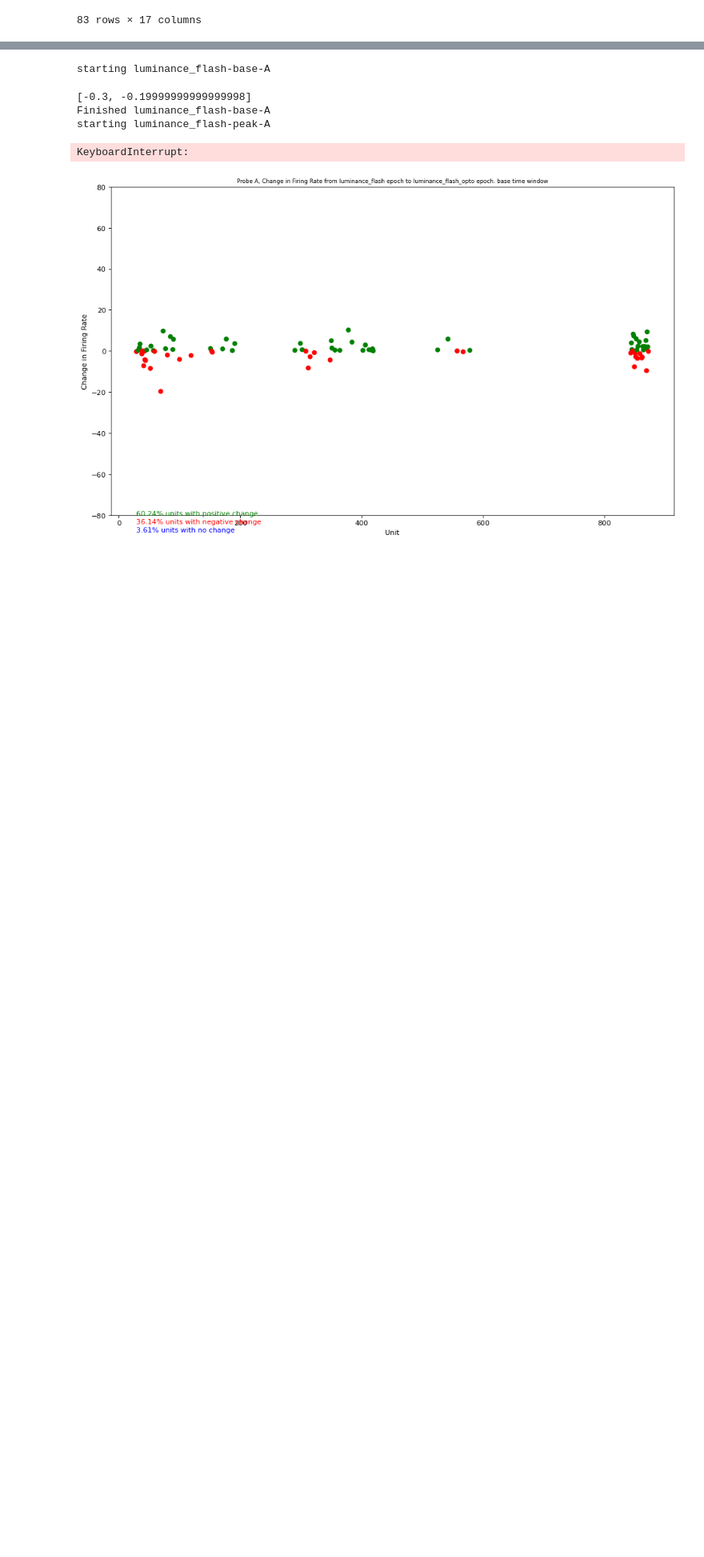
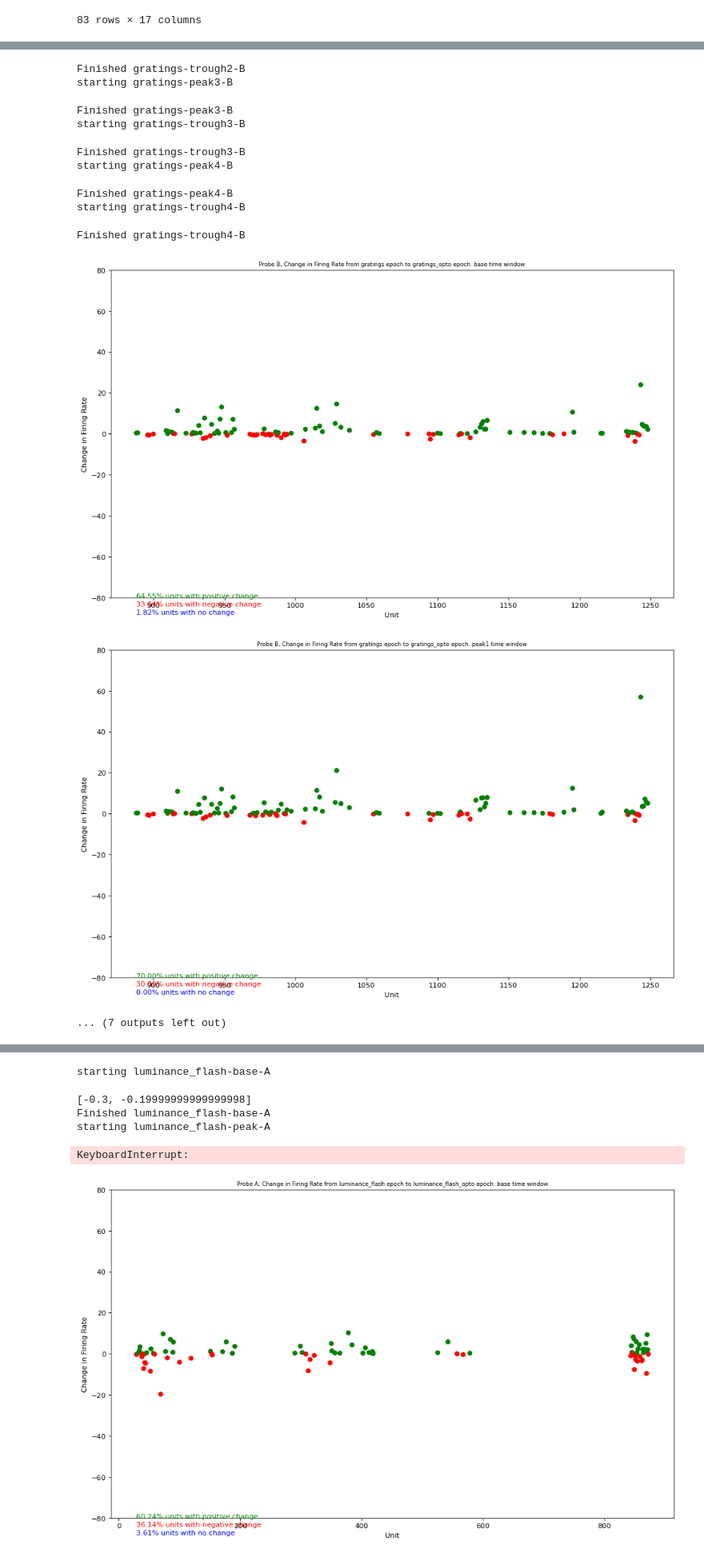
Before and after one commit to granthughes1999/nwb, a Jupyter notebook: Rotation_files/paBoNT2_analysis_grant.ipynb, the cells around one changed output, grey strips where cells are left out. Shown at 80% size. Drawn from its saved outputs; the diff is of its cells as text; code cells hidden in the pictures; blank space fills up the shorter version.

Commit message:
paBont2_analysis_notebook2
Working for making response dataframes. and finding normalized values between peaks and troughs

```diff
--- a/Rotation_files/paBoNT2_analysis_grant.ipynb
+++ b/Rotation_files/paBoNT2_analysis_grant.ipynb
@@ -2991,0 +2998,44 @@ fr_base_lum_A
+# %%
+
+# ------------------------ gratings pre and post stimulus ossiclations post stimulus probe B  ---------------------------------
+
+
+                                                # pre, post, shift_trigger_start_time, bin_size
+fr_base_grating_B = paBont2.scatter_plot_2("B","LM",'base',path,0,0.10, -0.30,0.005,'gratings','gratings_opto','gray')
+
+fr_peak_grating_B = paBont2.scatter_plot_2("B","LM",'peak1',path,0,0.30, 0.120,0.005,'gratings','gratings_opto','green')
+
+fr_trough_grating_B = paBont2.scatter_plot_2("B","LM",'trough1',path,0,0.10, 0.40,0.005,'gratings','gratings_opto','yellow')
+
+fr_peak_grating_B = paBont2.scatter_plot_2("B","LM",'peak2',path,0,0.20, 0.50,0.005,'gratings','gratings_opto','green')
+
+fr_trough_grating_B = paBont2.scatter_plot_2("B","LM",'trough2',path,0,0.25, 0.75,0.005,'gratings','gratings_opto','yellow')
+
+fr_peak_grating_B = paBont2.scatter_plot_2("B","LM",'peak3',path,0,0.40, 1.0,0.005,'gratings','gratings_opto','green')
+
+fr_trough_grating_B = paBont2.scatter_plot_2("B","LM",'trough3',path,0,0.20, 1.4,0.005,'gratings','gratings_opto','yellow')
+
+fr_peak_grating_B = paBont2.scatter_plot_2("B","LM",'peak4',path,0,0.30, 1.5,0.005,'gratings','gratings_opto','green')
+
+fr_trough_grating_B = paBont2.scatter_plot_2("B","LM",'trough4',path,0,0.30, 1.7,0.005,'gratings','gratings_opto','yellow')
+
+# second respomse type
+
+# fr_base_grating_B = paBont2.scatter_plot_2("B","LM",'base',path,0,0.10, -0.30,0.005,'gratings','gratings_opto','gray')
+
+# fr_peak_grating_B = paBont2.scatter_plot_2("B","LM",'peak1',path,0,0.30, 0.120,0.005,'gratings','gratings_opto','green')
+
+# fr_trough_grating_B = paBont2.scatter_plot_2("B","LM",'trough1',path,0,0.10, 0.40,0.005,'gratings','gratings_opto','yellow')
+
+# fr_peak_grating_B = paBont2.scatter_plot_2("B","LM",'peak2',path,0,0.20, 0.50,0.005,'gratings','gratings_opto','green')
+
+# fr_trough_grating_B = paBont2.scatter_plot_2("B","LM",'trough2',path,0,0.25, 0.75,0.005,'gratings','gratings_opto','yellow')
+
+# fr_peak_grating_B = paBont2.scatter_plot_2("B","LM",'peak3',path,0,0.40, 1.0,0.005,'gratings','gratings_opto','green')
+
+# fr_trough_grating_B = paBont2.scatter_plot_2("B","LM",'trough3',path,0,0.20, 1.4,0.005,'gratings','gratings_opto','yellow')
+
+# fr_peak_grating_B = paBont2.scatter_plot_2("B","LM",'peak4',path,0,0.30, 1.5,0.005,'gratings','gratings_opto','green')
+
+# fr_trough_grating_B = paBont2.scatter_plot_2("B","LM",'trough4',path,0,0.30, 1.7,0.005,'gratings','gratings_opto','yellow')
+# %% [output]
@@ -2991,0 +3051,12 @@ fr_base_lum_A
+Finished gratings-trough2-B
+starting gratings-peak3-B
+Finished gratings-peak3-B
+starting gratings-trough3-B
+Finished gratings-trough3-B
+starting gratings-peak4-B
+Finished gratings-peak4-B
+starting gratings-trough4-B
+Finished gratings-trough4-B
+[figure, added]
+[figure, added]
+... (7 outputs left out)
```
Also changed, not shown: parts of 11 cells of this notebook, 4 other files.
